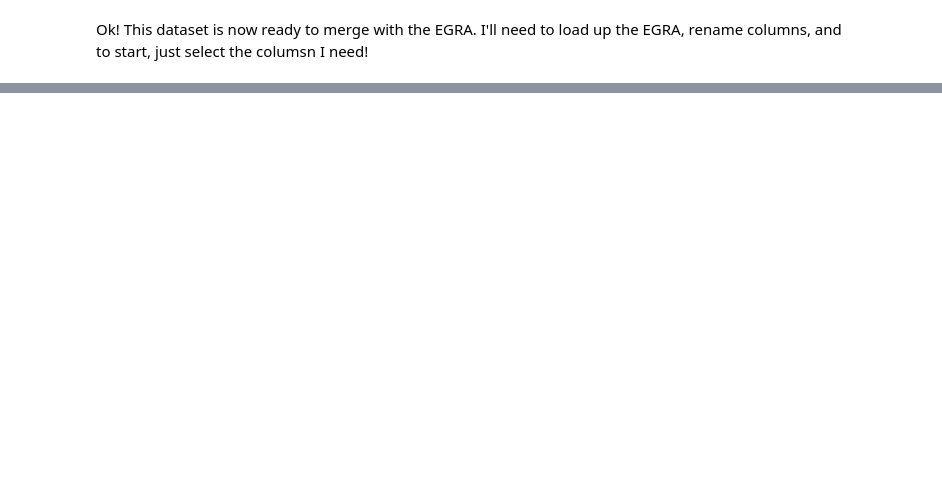
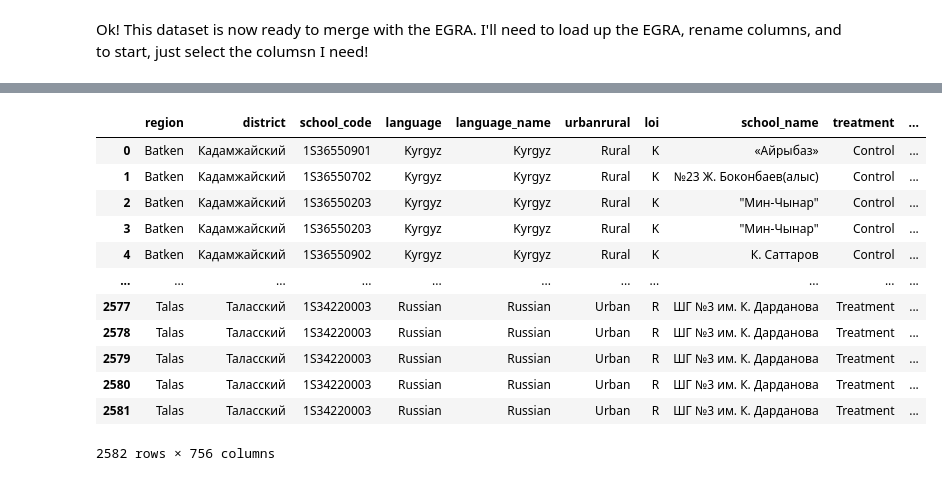
Before and after one commit to Jonchyk/Vis, a Jupyter notebook: PS1_vis_.ipynb, the cells around one changed output, grey strips where cells are left out. Drawn from its saved outputs; the diff is of its cells as text; code cells hidden in the pictures; blank space fills up the shorter version.

```diff
--- a/PS1_vis_.ipynb
+++ b/PS1_vis_.ipynb
@@ -556,0 +562,2 @@ Ok! This dataset is now ready to merge with the EGRA. I'll need to load up the E
+# %%
+egra['region'].replace({'Ошская': 'Osh', 'г. Ош' : 'Osh city', 'Чуйская':'Chui', 'Таласская':'Talas', 'Иссык-Кульская':'Issyk-Kul', 'г. Бишкек':'Bishkek','Жалал-Абадская': 'Jalal-Abad', 'Нарынская':'Naryn','Баткенская':'Batken'}, inplace=True)
@@ -556,0 +588,6 @@ Ok! This dataset is now ready to merge with the EGRA. I'll need to load up the E
+# %%
+#let's see if we can convert all our "2021"'s to a string so its the same value
+egra['g2_year'] = egra['g2_year'].apply(lambda x: '2021' if str(x) == '2021' else x)
+# %%
+#now I can finally filter to the data I want.
+baseline = egra[egra['g2_year'] == '2021']
@@ -556,0 +618,5 @@ Ok! This dataset is now ready to merge with the EGRA. I'll need to load up the E
+# %%
+#can i try merging now?
+egradis = pd.merge(baseline, disaster, on='region', how='outer')
+egradis
+# %% [output]
@@ -556,0 +624,13 @@ Ok! This dataset is now ready to merge with the EGRA. I'll need to load up the E
+|  | region | district | school_code | language | language_name | urbanrural | loi | school_name | treatment | ... |
+| 0 | Batken | Кадамжайский | 1S36550901 | Kyrgyz | Kyrgyz | Rural | K | «Айрыбаз» | Control | ... |
+| 1 | Batken | Кадамжайский | 1S36550702 | Kyrgyz | Kyrgyz | Rural | K | №23 Ж. Боконбаев(алыс) | Control | ... |
+| 2 | Batken | Кадамжайский | 1S36550203 | Kyrgyz | Kyrgyz | Rural | K | "Мин-Чынар" | Control | ... |
+| 3 | Batken | Кадамжайский | 1S36550203 | Kyrgyz | Kyrgyz | Rural | K | "Мин-Чынар" | Control | ... |
+| 4 | Batken | Кадамжайский | 1S36550902 | Kyrgyz | Kyrgyz | Rural | K | К. Саттаров | Control | ... |
+| ... | ... | ... | ... | ... | ... | ... | ... | ... | ... | ... |
+| 2577 | Talas | Таласский | 1S34220003 | Russian | Russian | Urban | R | ШГ №3 им. К. Дарданова | Treatment | ... |
+| 2578 | Talas | Таласский | 1S34220003 | Russian | Russian | Urban | R | ШГ №3 им. К. Дарданова | Treatment | ... |
+| 2579 | Talas | Таласский | 1S34220003 | Russian | Russian | Urban | R | ШГ №3 им. К. Дарданова | Treatment | ... |
+| 2580 | Talas | Таласский | 1S34220003 | Russian | Russian | Urban | R | ШГ №3 им. К. Дарданова | Treatment | ... |
+| 2581 | Talas | Таласский | 1S34220003 | Russian | Russian | Urban | R | ШГ №3 им. К. Дарданова | Treatment | ... |
+2582 rows × 756 columns
```
Also changed, not shown: parts of 12 cells of this notebook.
